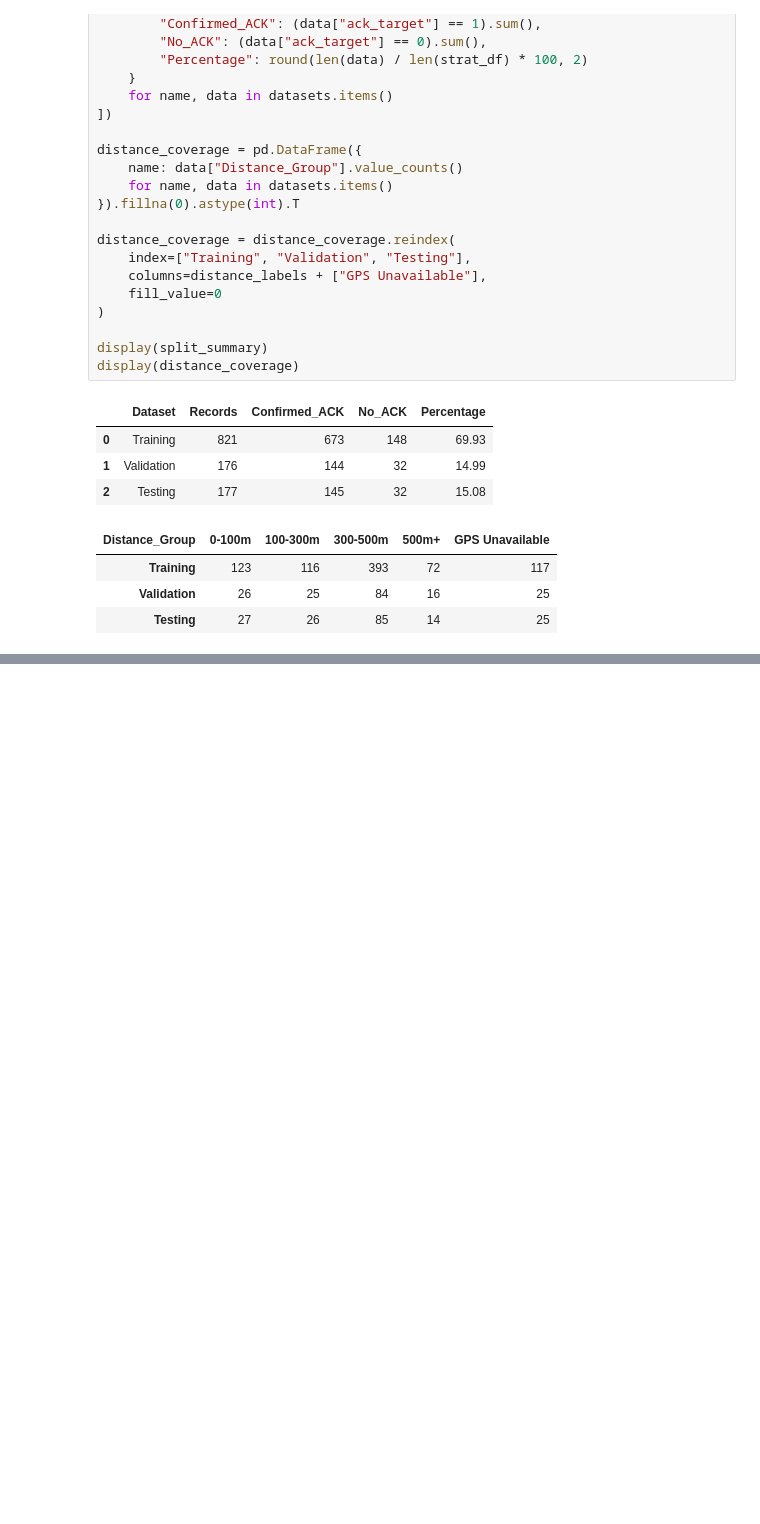
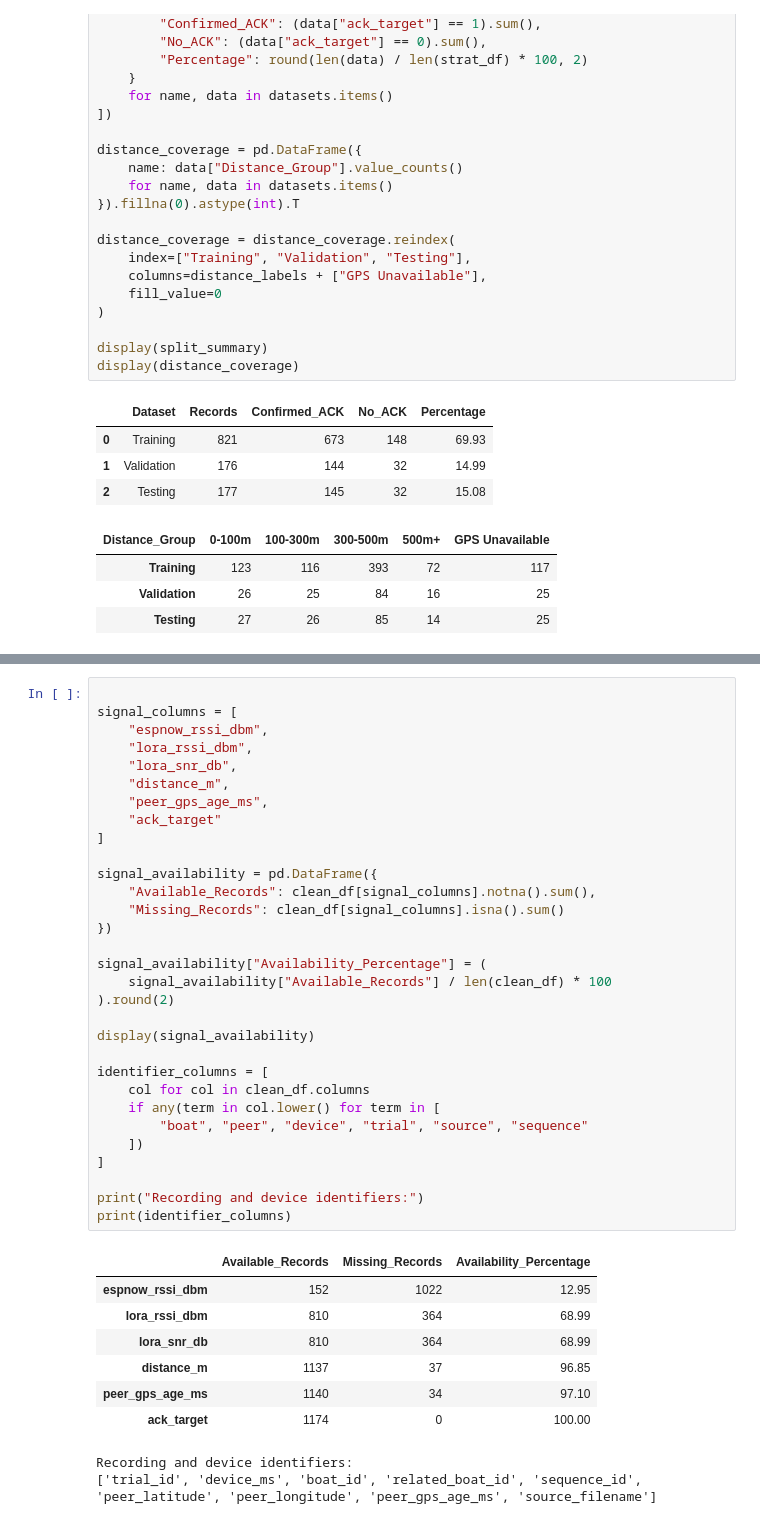
Before and after one commit to VirajKosala/Intelligent-Link-Quality-Prediction, a Jupyter notebook: Intelligent_Link_Quality_Prediction.ipynb, the cells around one changed output, grey strips where cells are left out. Drawn from its saved outputs; the diff is of its cells as text; blank space fills up the shorter version.

```diff
--- a/Intelligent_Link_Quality_Prediction.ipynb
+++ b/Intelligent_Link_Quality_Prediction.ipynb
@@ -1212,0 +1218,41 @@ display(distance_coverage)
+# %%
+
+signal_columns = [
+    "espnow_rssi_dbm",
+    "lora_rssi_dbm",
+    "lora_snr_db",
+    "distance_m",
+    "peer_gps_age_ms",
+    "ack_target"
+]
+
+signal_availability = pd.DataFrame({
+    "Available_Records": clean_df[signal_columns].notna().sum(),
+    "Missing_Records": clean_df[signal_columns].isna().sum()
+})
+
+signal_availability["Availability_Percentage"] = (
+    signal_availability["Available_Records"] / len(clean_df) * 100
+).round(2)
+
+display(signal_availability)
+
+identifier_columns = [
+    col for col in clean_df.columns
+    if any(term in col.lower() for term in [
+        "boat", "peer", "device", "trial", "source", "sequence"
+    ])
+]
+
+print("Recording and device identifiers:")
+print(identifier_columns)
+# %% [output]
+|  | Available_Records | Missing_Records | Availability_Percentage |
+| espnow_rssi_dbm | 152 | 1022 | 12.95 |
+| lora_rssi_dbm | 810 | 364 | 68.99 |
+| lora_snr_db | 810 | 364 | 68.99 |
+| distance_m | 1137 | 37 | 96.85 |
+| peer_gps_age_ms | 1140 | 34 | 97.10 |
+| ack_target | 1174 | 0 | 100.00 |
+Recording and device identifiers:
+['trial_id', 'device_ms', 'boat_id', 'related_boat_id', 'sequence_id', 'peer_latitude', 'peer_longitude', 'peer_gps_age_ms', 'source_filename']
```
Also changed, not shown: parts of 11 cells of this notebook.
